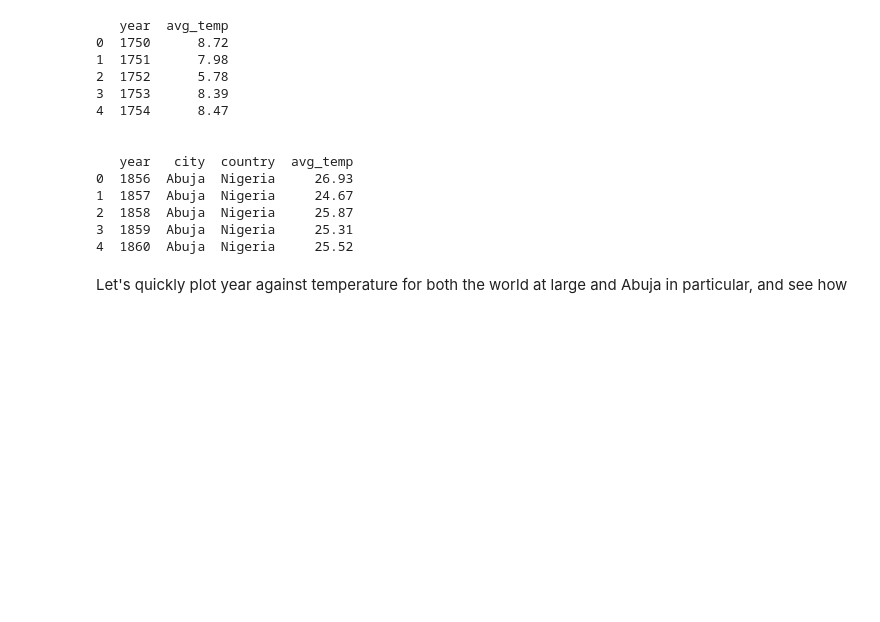
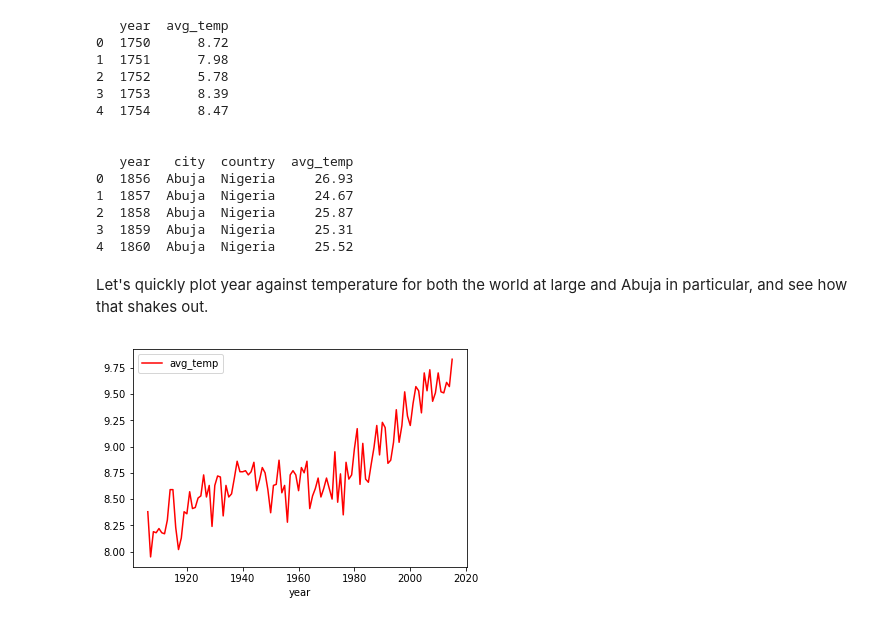
Before and after one commit to mustaphagarba/weather-trends, a Jupyter notebook: Project Explore Weather Trends.ipynb, the cells around one changed output. Saved outputs shown, nothing was run; the diff lists cells and outputs as text; code cells hidden in the pictures; blank space fills up the shorter version.

```diff
--- a/Project Explore Weather Trends.ipynb
+++ b/Project Explore Weather Trends.ipynb
@@ -47,4 +48,9 @@ print(abujavar.head())
 3  1859  Abuja  Nigeria     25.31
 4  1860  Abuja  Nigeria     25.52
 # %% [markdown]
-Let's quickly plot year against temperature for both the world at large and Abuja in particular, and see how
+Let's quickly plot year against temperature for both the world at large and Abuja in particular, and see how that shakes out.
+# %%
+globalvar.iloc[156:].plot(kind='line',x='year',y='avg_temp',color='red')
+plt.show()
+# %% [output]
+[figure, added]
```
Also changed, not shown: parts of 6 cells of this notebook.
